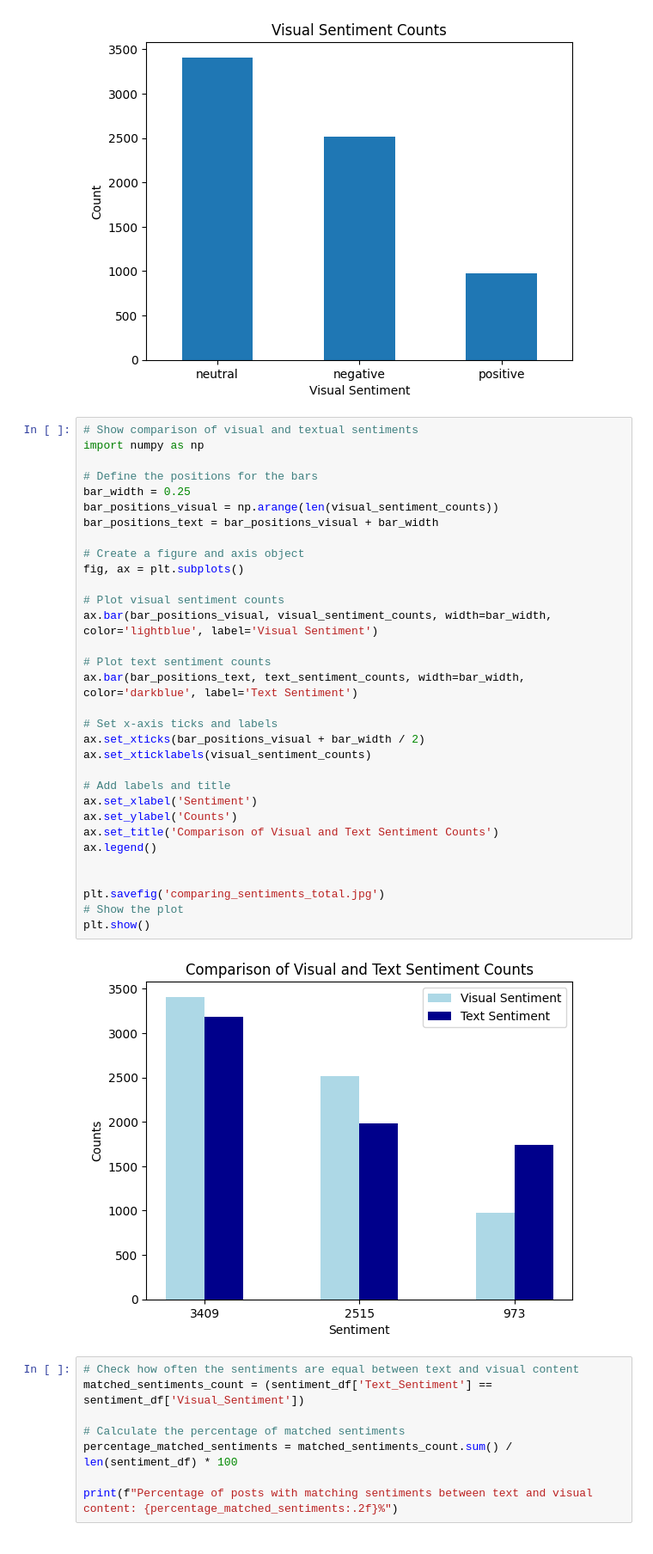
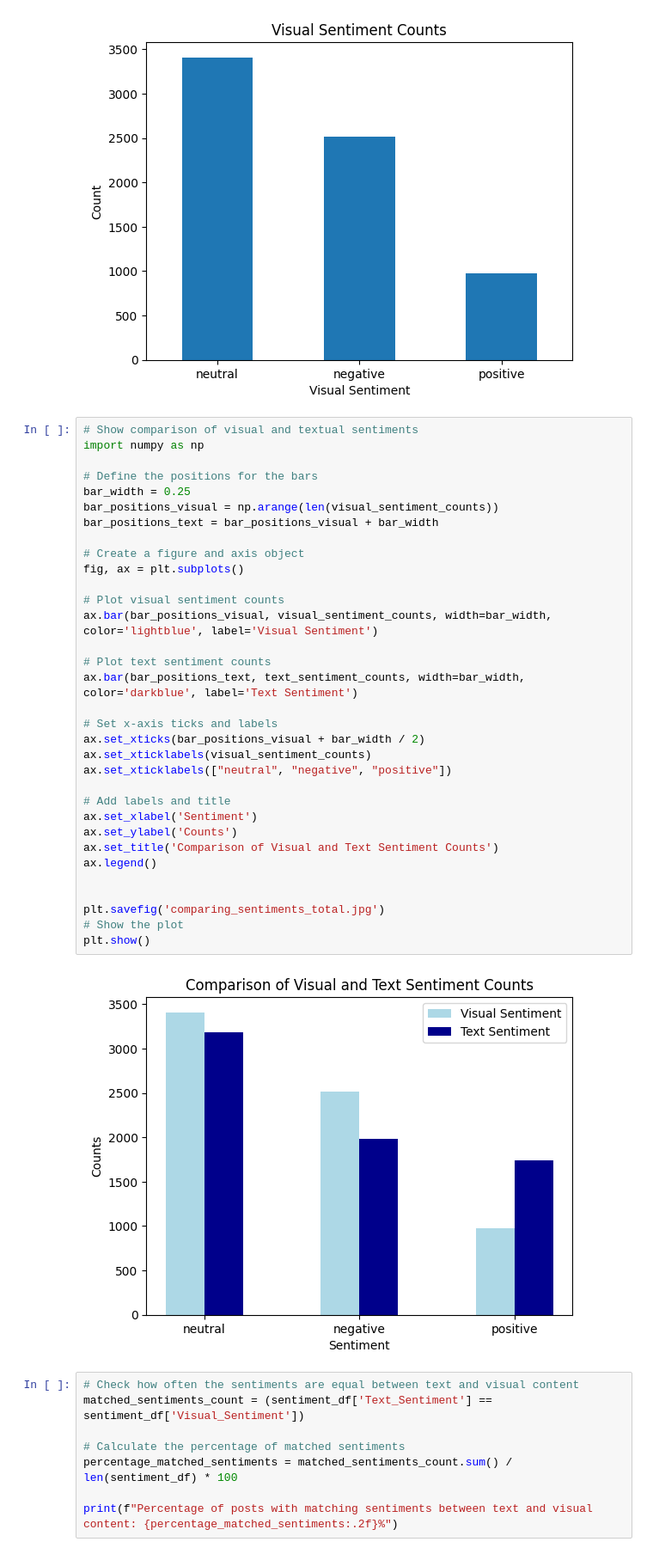
Before and after one commit to Johanna4Green/ColorsOfClimatechange, a Jupyter notebook: Compare_Visual_and_Textual_Sentiment.ipynb, the cells around one changed output. Shown at 86% size. Cells and saved outputs as stored; diff of their text form.

```diff
--- a/Compare_Visual_and_Textual_Sentiment.ipynb
+++ b/Compare_Visual_and_Textual_Sentiment.ipynb
@@ -116,34 +116,35 @@ import numpy as np
 
 # Define the positions for the bars
 bar_width = 0.25
 bar_positions_visual = np.arange(len(visual_sentiment_counts))
 bar_positions_text = bar_positions_visual + bar_width
 
 # Create a figure and axis object
 fig, ax = plt.subplots()
 
 # Plot visual sentiment counts
 ax.bar(bar_positions_visual, visual_sentiment_counts, width=bar_width, color='lightblue', label='Visual Sentiment')
 
 # Plot text sentiment counts
 ax.bar(bar_positions_text, text_sentiment_counts, width=bar_width, color='darkblue', label='Text Sentiment')
 
 # Set x-axis ticks and labels
 ax.set_xticks(bar_positions_visual + bar_width / 2)
 ax.set_xticklabels(visual_sentiment_counts)
+ax.set_xticklabels(["neutral", "negative", "positive"])
 
 # Add labels and title
 ax.set_xlabel('Sentiment')
 ax.set_ylabel('Counts')
 ax.set_title('Comparison of Visual and Text Sentiment Counts')
 ax.legend()
 
 
 plt.savefig('comparing_sentiments_total.jpg')
 # Show the plot
 plt.show()
 # %% [output]
-[figure, old version]
+[figure, new version]
 # %%
 # Check how often the sentiments are equal between text and visual content
 matched_sentiments_count = (sentiment_df['Text_Sentiment'] == sentiment_df['Visual_Sentiment'])
```
